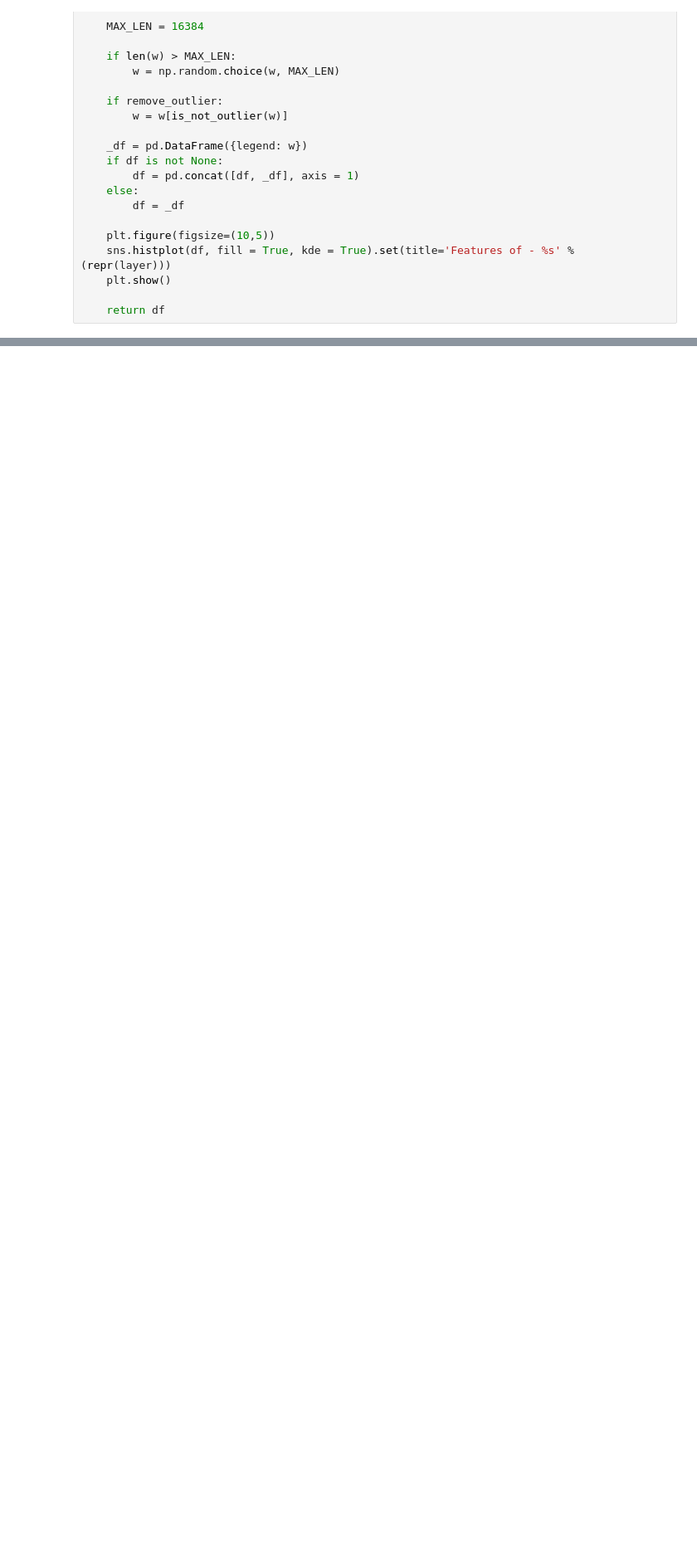
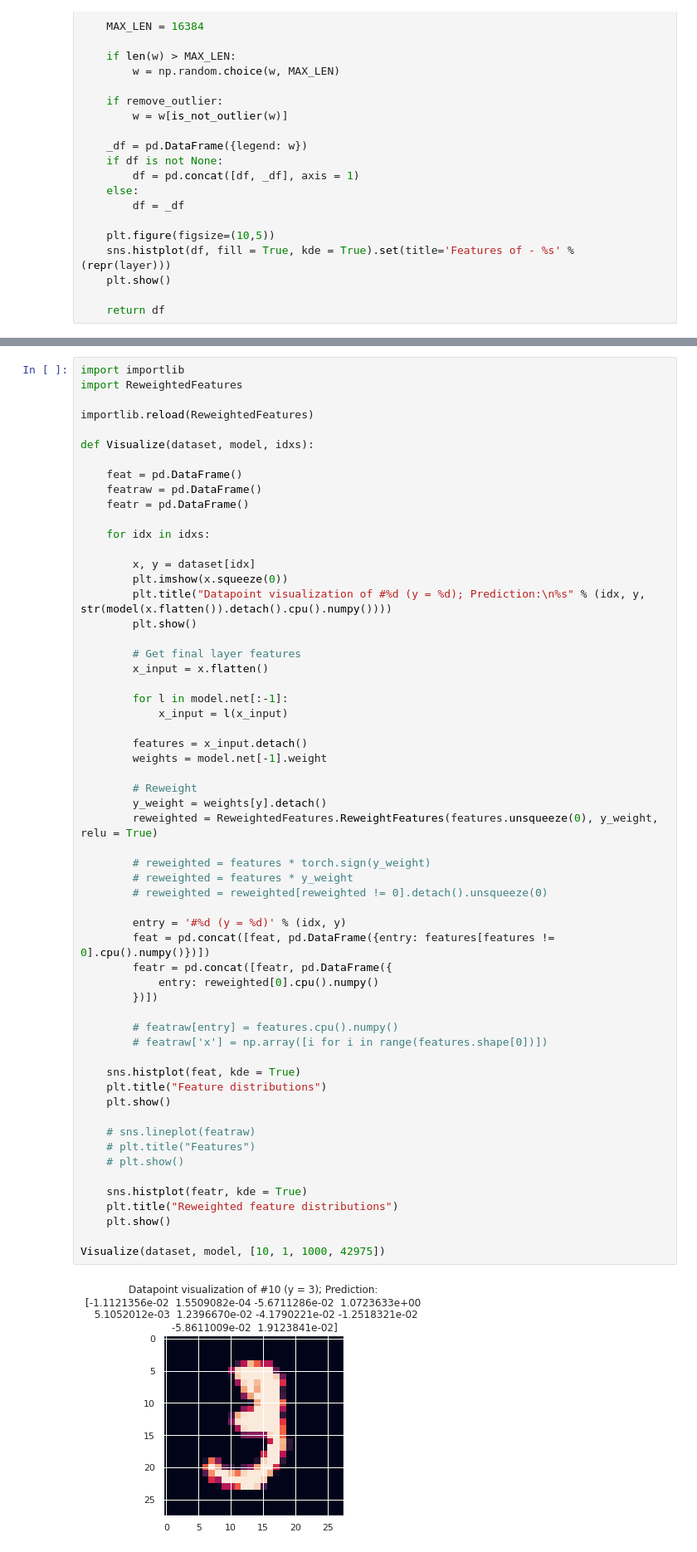
Before and after one commit to betairylia/Active-learning-features, a Jupyter notebook: PretrainTask.ipynb, the cells around one changed output, grey strips where cells are left out. Shown at 83% size. Cells and saved outputs as stored; diff of their text form; blank space fills up the shorter version.

Commit message:
Reweighted features

```diff
--- a/PretrainTask.ipynb
+++ b/PretrainTask.ipynb
@@ -246 +256,61 @@ VisualizeFeatures(model.encoder[0], "Trained", df = vis)
 16384 rows × 2 columns
+# %%
+import importlib
+import ReweightedFeatures
+
+importlib.reload(ReweightedFeatures)
+
+def Visualize(dataset, model, idxs):
+
+    feat = pd.DataFrame()
+    featraw = pd.DataFrame()
+    featr = pd.DataFrame()
+
+    for idx in idxs:
+
+        x, y = dataset[idx]
+        plt.imshow(x.squeeze(0))
+        plt.title("Datapoint visualization of #%d (y = %d); Prediction:\n%s" % (idx, y, str(model(x.flatten()).detach().cpu().numpy())))
+        plt.show()
+
+        # Get final layer features
+        x_input = x.flatten()
+
+        for l in model.net[:-1]:
+            x_input = l(x_input)
+
+        features = x_input.detach()
+        weights = model.net[-1].weight
+
+        # Reweight
+        y_weight = weights[y].detach()
+        reweighted = ReweightedFeatures.ReweightFeatures(features.unsqueeze(0), y_weight, relu = True)
+
+        # reweighted = features * torch.sign(y_weight)
+        # reweighted = features * y_weight
+        # reweighted = reweighted[reweighted != 0].detach().unsqueeze(0)
+
+        entry = '#%d (y = %d)' % (idx, y)
+        feat = pd.concat([feat, pd.DataFrame({entry: features[features != 0].cpu().numpy()})])
+        featr = pd.concat([featr, pd.DataFrame({
+            entry: reweighted[0].cpu().numpy()
+        })])
+
+        # featraw[entry] = features.cpu().numpy()
+        # featraw['x'] = np.array([i for i in range(features.shape[0])])
+
+    sns.histplot(feat, kde = True)
+    plt.title("Feature distributions")
+    plt.show()
+
+    # sns.lineplot(featraw)
+    # plt.title("Features")
+    # plt.show()
+
+    sns.histplot(featr, kde = True)
+    plt.title("Reweighted feature distributions")
+    plt.show()
+
+Visualize(dataset, model, [10, 1, 1000, 42975])
+# %% [output]
+[figure, added]
```
Also changed, not shown: parts of 7 cells of this notebook, 9 other files.
